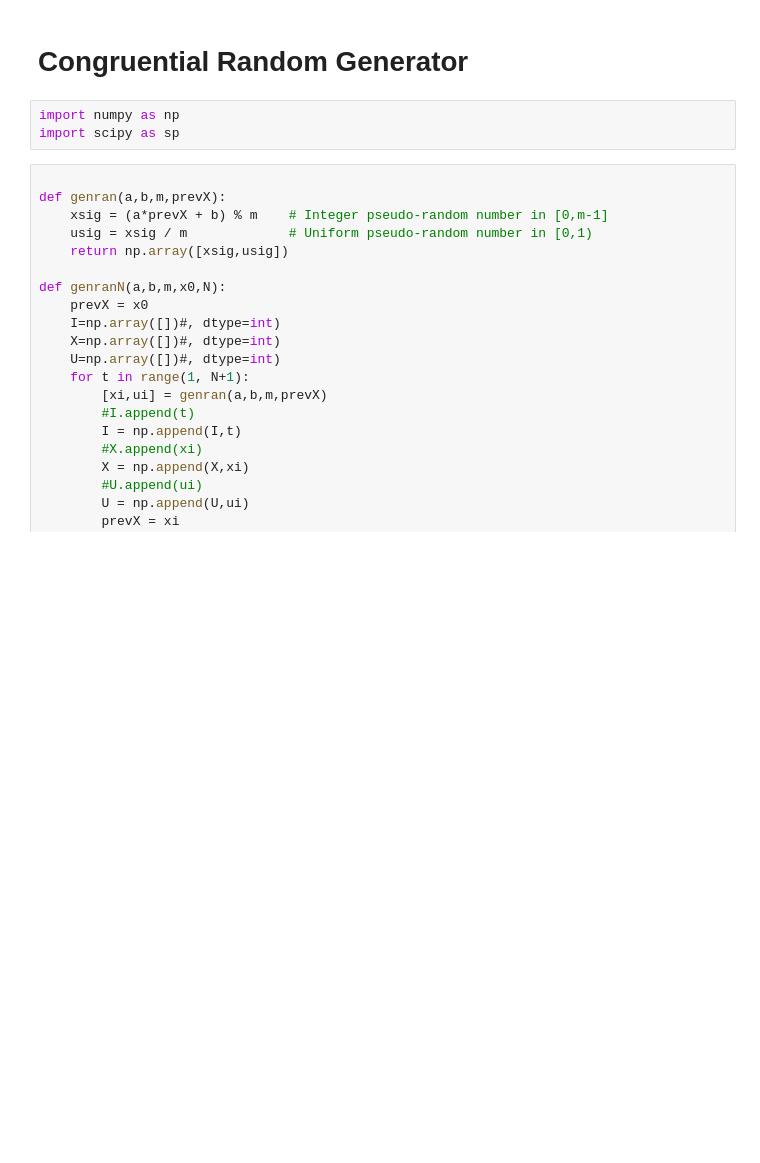
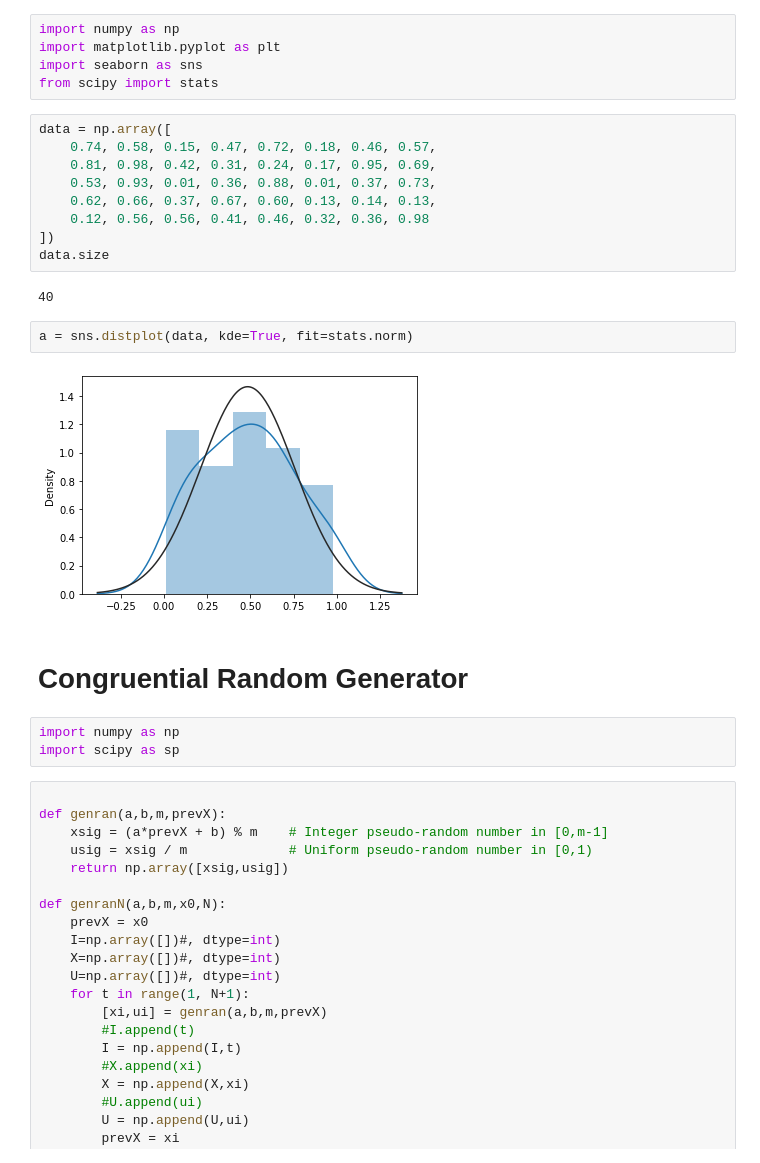
Before and after one commit to DiegoFLM/statistics-probabilty, a Jupyter notebook: randomnessTests/solution.ipynb, the cells around one changed output. Drawn from its saved outputs; the diff is of its cells as text; blank space fills up the shorter version.

```diff
--- a/randomnessTests/solution.ipynb
+++ b/randomnessTests/solution.ipynb
@@ -1,3 +1,23 @@
+# %%
+import numpy as np
+import matplotlib.pyplot as plt
+import seaborn as sns
+from scipy import stats
+# %%
+data = np.array([
+    0.74, 0.58, 0.15, 0.47, 0.72, 0.18, 0.46, 0.57,
+    0.81, 0.98, 0.42, 0.31, 0.24, 0.17, 0.95, 0.69,
+    0.53, 0.93, 0.01, 0.36, 0.88, 0.01, 0.37, 0.73,
+    0.62, 0.66, 0.37, 0.67, 0.60, 0.13, 0.14, 0.13,
+    0.12, 0.56, 0.56, 0.41, 0.46, 0.32, 0.36, 0.98
+])
+data.size
+# %% [output]
+40
+# %%
+a = sns.distplot(data, kde=True, fit=stats.norm)
+# %% [output]
+[figure, added]
 # %% [markdown]
 # Congruential Random Generator
 # %%
```
Also changed, not shown: parts of 27 cells of this notebook, 1 other file.
